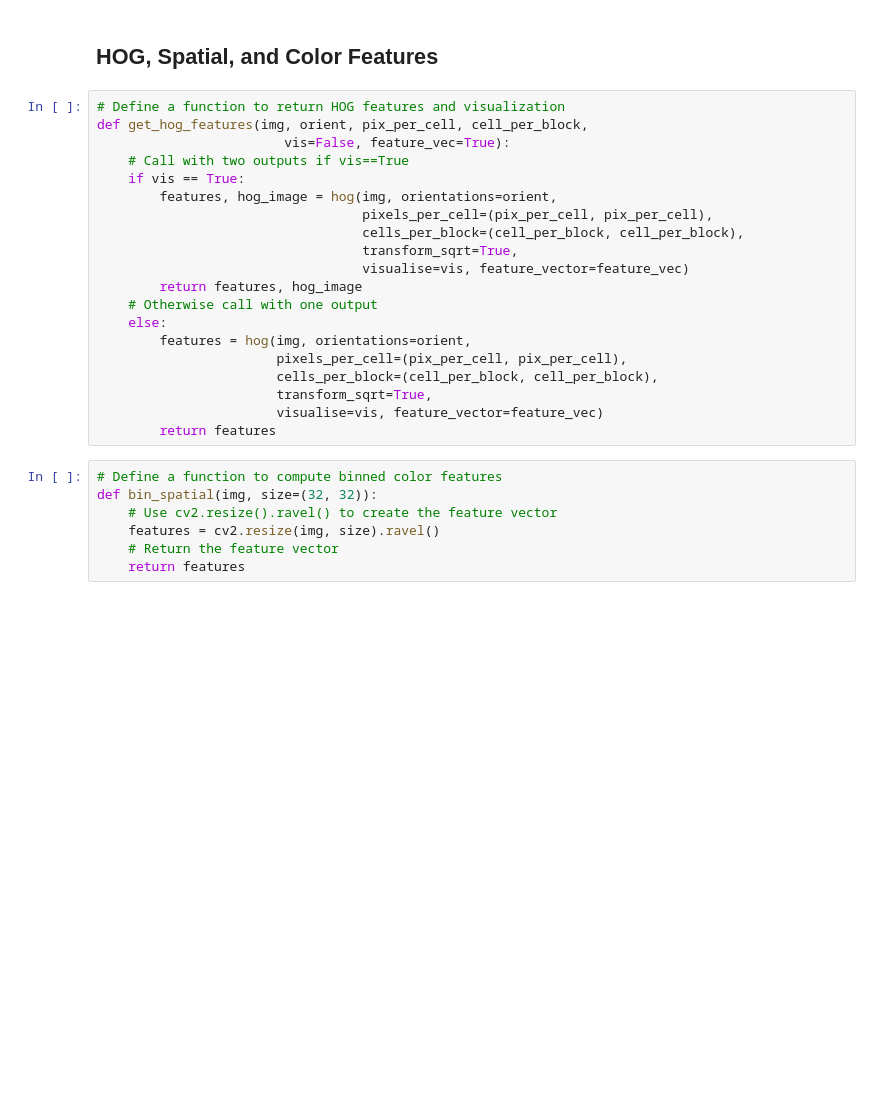
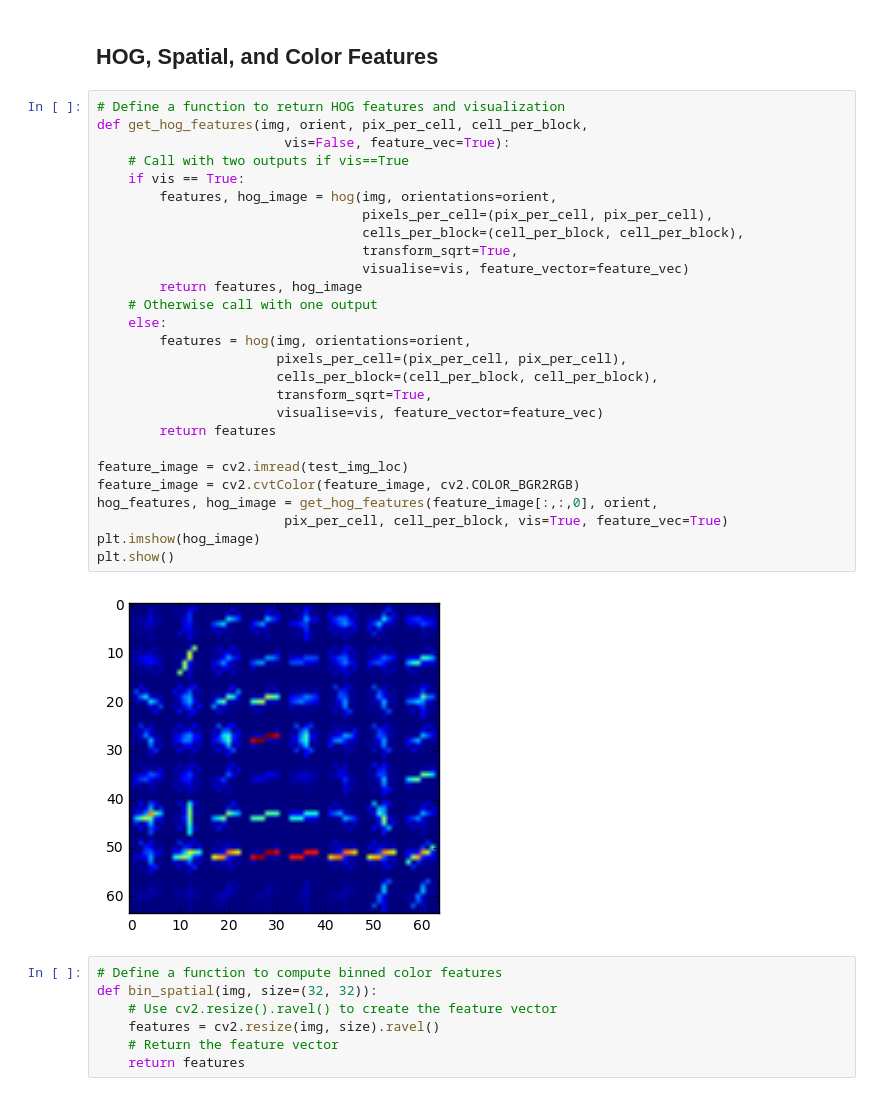
Before and after one commit to ckirksey3/vehicle-detection-with-svm, a Jupyter notebook: P1.ipynb, the cells around one changed output. Drawn from its saved outputs; the diff is of its cells as text; blank space fills up the shorter version.

```diff
--- a/P1.ipynb
+++ b/P1.ipynb
@@ -20,23 +45,32 @@ from sklearn.cross_validation import train_test_split
 # %%
 # Define a function to return HOG features and visualization
 def get_hog_features(img, orient, pix_per_cell, cell_per_block,
                         vis=False, feature_vec=True):
     # Call with two outputs if vis==True
     if vis == True:
         features, hog_image = hog(img, orientations=orient,
                                   pixels_per_cell=(pix_per_cell, pix_per_cell),
                                   cells_per_block=(cell_per_block, cell_per_block),
                                   transform_sqrt=True,
                                   visualise=vis, feature_vector=feature_vec)
         return features, hog_image
     # Otherwise call with one output
     else:
         features = hog(img, orientations=orient,
                        pixels_per_cell=(pix_per_cell, pix_per_cell),
                        cells_per_block=(cell_per_block, cell_per_block),
                        transform_sqrt=True,
                        visualise=vis, feature_vector=feature_vec)
         return features
+
+feature_image = cv2.imread(test_img_loc)
+feature_image = cv2.cvtColor(feature_image, cv2.COLOR_BGR2RGB)
+hog_features, hog_image = get_hog_features(feature_image[:,:,0], orient,
+                        pix_per_cell, cell_per_block, vis=True, feature_vec=True)
+plt.imshow(hog_image)
+plt.show()
+# %% [output]
+[figure, added]
 # %%
 # Define a function to compute binned color features
 def bin_spatial(img, size=(32, 32)):
```
Also changed, not shown: parts of 21 cells of this notebook.
